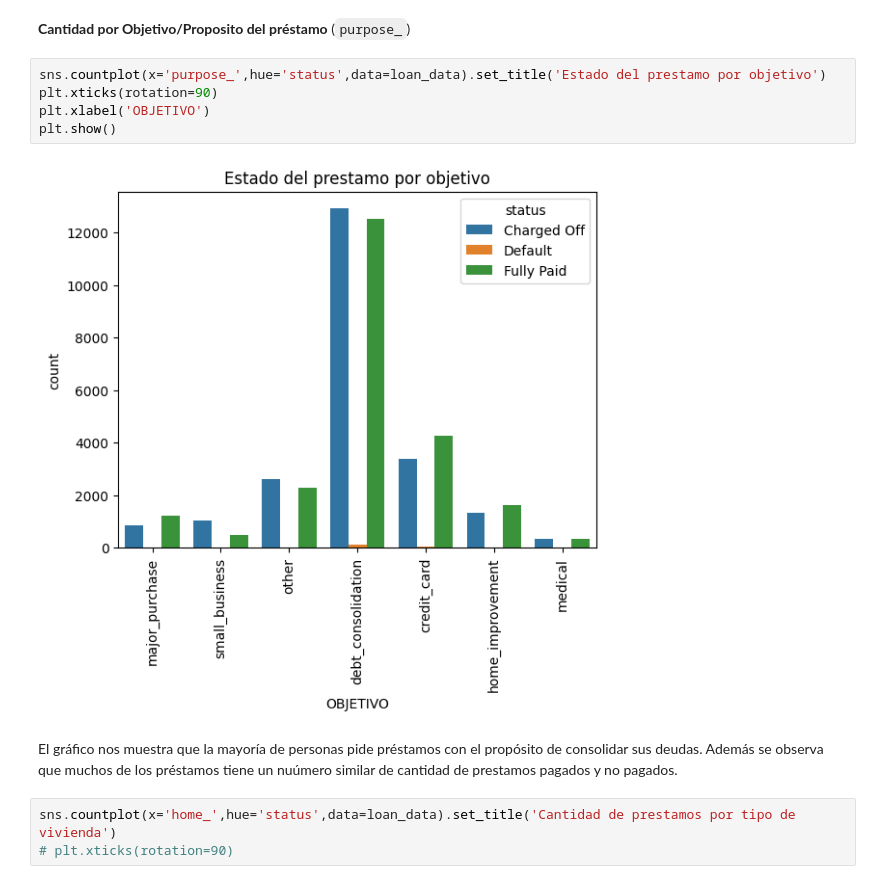
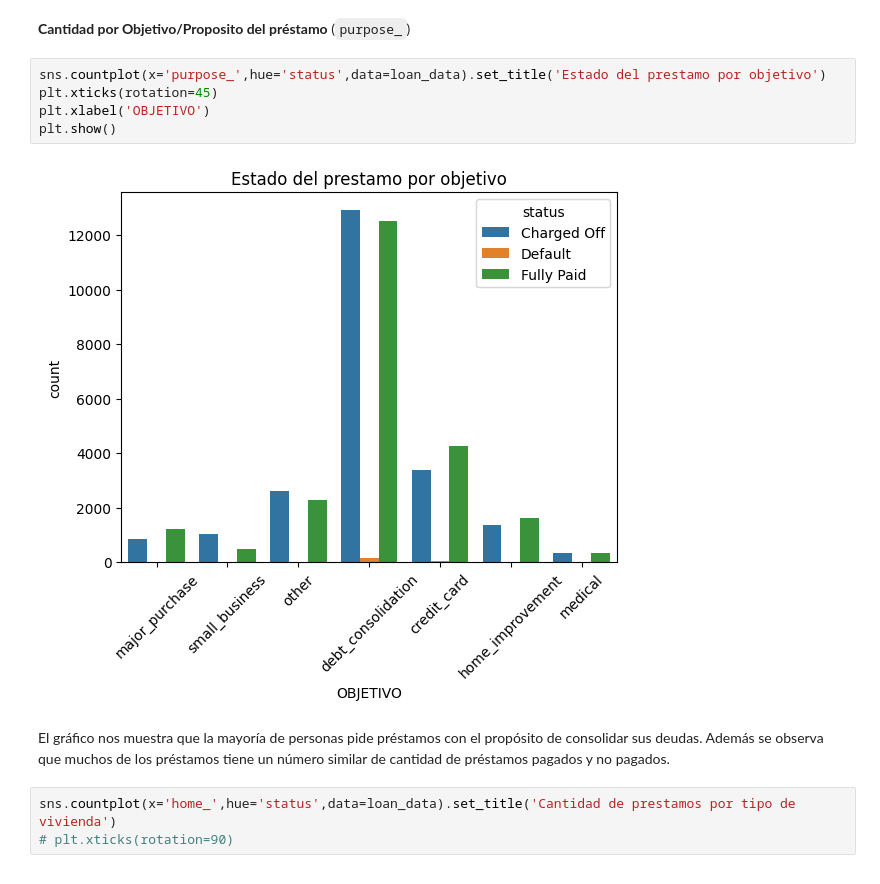
Before and after one commit to Nimbus-commints/Data-Science-Proyectos, a Jupyter notebook: Prediccion de Aprobacion de Prestam/Prediccion Aprobacion Prestamo.ipynb, the cells around one changed output. Saved outputs shown, nothing was run; the diff lists cells and outputs as text.

```diff
--- a/Prediccion de Aprobacion de Prestam/Prediccion Aprobacion Prestamo.ipynb
+++ b/Prediccion de Aprobacion de Prestam/Prediccion Aprobacion Prestamo.ipynb
@@ -169,13 +165,13 @@ plt.show()
 **Cantidad por Objetivo/Proposito del préstamo** (`purpose_`)
 # %%
 sns.countplot(x='purpose_',hue='status',data=loan_data).set_title('Estado del prestamo por objetivo')
-plt.xticks(rotation=90)
+plt.xticks(rotation=45)
 plt.xlabel('OBJETIVO')
 plt.show()
 # %% [output]
-[figure, old version]
+[figure, new version]
 # %% [markdown]
-El gráfico nos muestra que la mayoría de personas pide préstamos con el propósito de consolidar sus deudas. Además se observa que muchos de los préstamos tiene un nuúmero similar de cantidad de prestamos pagados y no pagados.
+El gráfico nos muestra que la mayoría de personas pide préstamos con el propósito de consolidar sus deudas. Además se observa que muchos de los préstamos tiene un número similar de cantidad de préstamos pagados y no pagados.
 # %%
 sns.countplot(x='home_',hue='status',data=loan_data).set_title('Cantidad de prestamos por tipo de vivienda')
 # plt.xticks(rotation=90)
```
Also changed, not shown: parts of 31 cells of this notebook.
